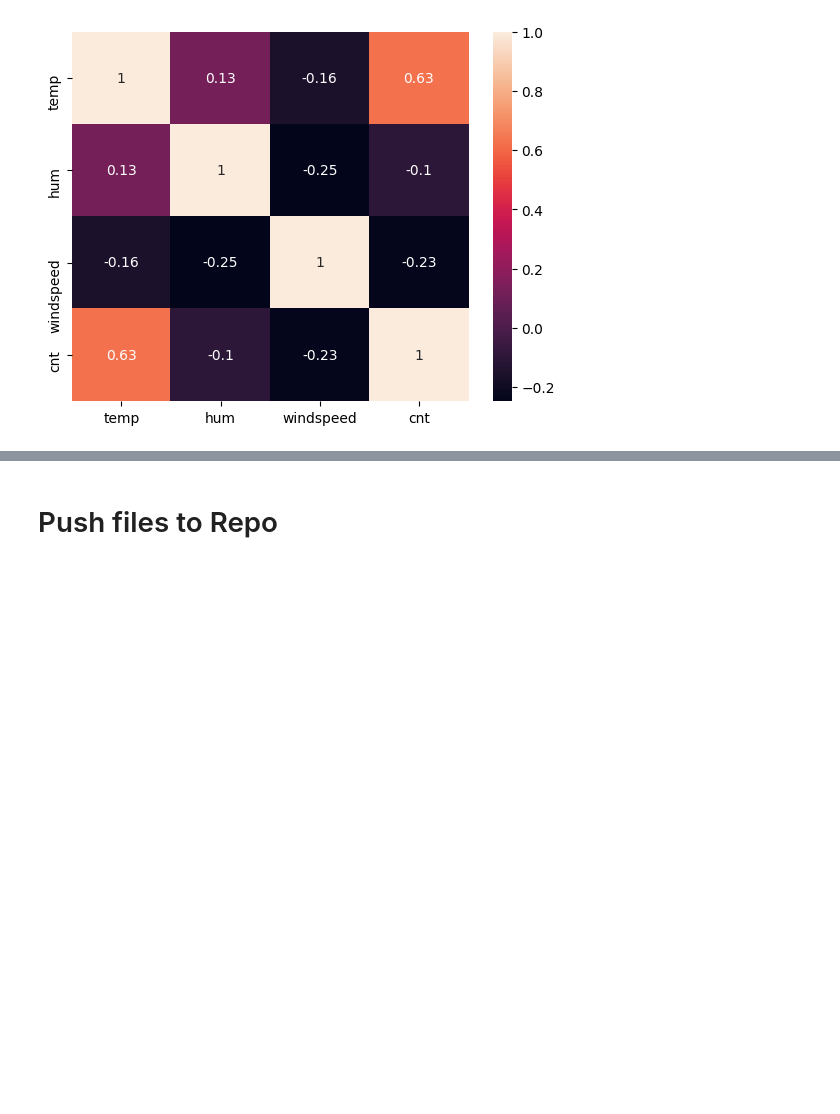
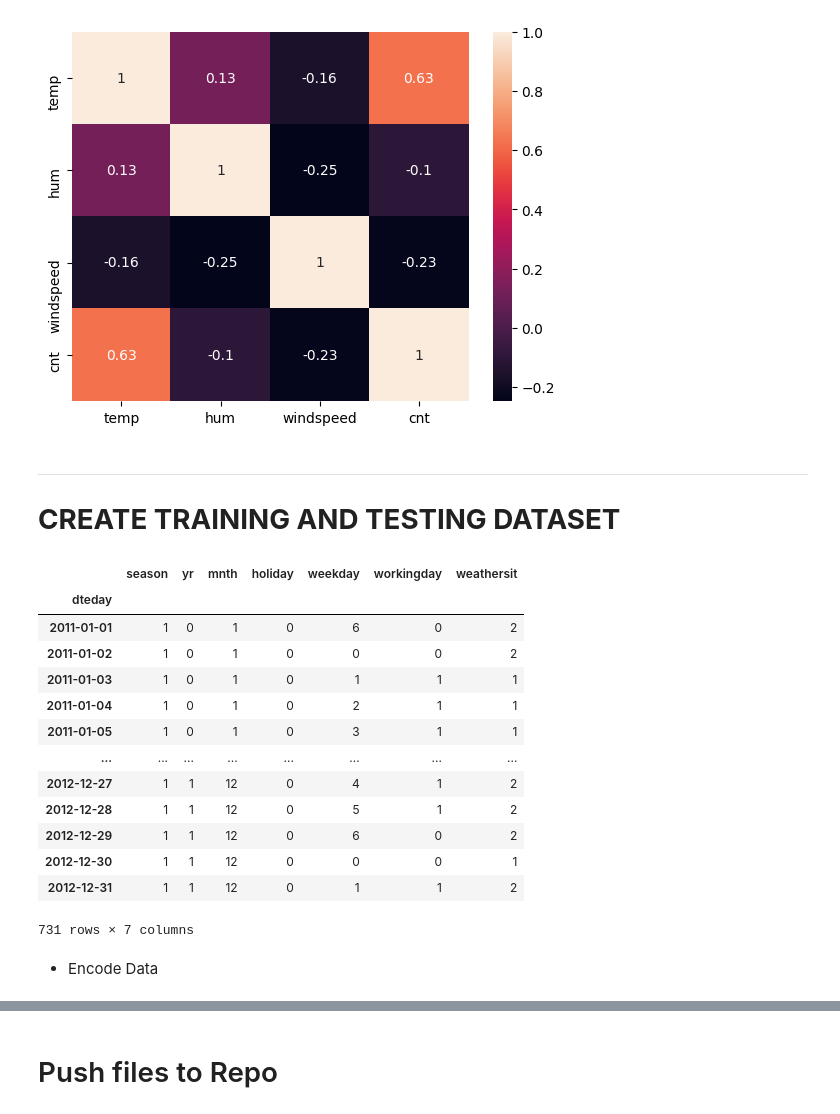
Before and after one commit to Xh3ni/BikeSharingRental, a Jupyter notebook: jupyter_notebooks/Visualize Dataset.ipynb, the cells around one changed output, grey strips where cells are left out. Cells and saved outputs as stored; diff of their text form; code cells hidden in the pictures; blank space fills up the shorter version.

Commit message:
Create training and testing dataset

```diff
--- a/jupyter_notebooks/Visualize Dataset.ipynb
+++ b/jupyter_notebooks/Visualize Dataset.ipynb
@@ -273,3 +273,28 @@ sns.heatmap(X_numerical.corr(), annot =True)
 # %% [output]
 <AxesSubplot:>
 [figure]
+# %% [markdown]
+<hr>
+
+# **CREATE TRAINING AND TESTING DATASET**
+# %%
+X_cat = bike[['season', 'yr', 'mnth', 'holiday', 'weekday', 'workingday', 'weathersit']]
+# %%
+X_cat
+# %% [output]
+|  | season | yr | mnth | holiday | weekday | workingday | weathersit |
+| dteday |  |  |  |  |  |  |  |
+| 2011-01-01 | 1 | 0 | 1 | 0 | 6 | 0 | 2 |
+| 2011-01-02 | 1 | 0 | 1 | 0 | 0 | 0 | 2 |
+| 2011-01-03 | 1 | 0 | 1 | 0 | 1 | 1 | 1 |
+| 2011-01-04 | 1 | 0 | 1 | 0 | 2 | 1 | 1 |
+| 2011-01-05 | 1 | 0 | 1 | 0 | 3 | 1 | 1 |
+| ... | ... | ... | ... | ... | ... | ... | ... |
+| 2012-12-27 | 1 | 1 | 12 | 0 | 4 | 1 | 2 |
+| 2012-12-28 | 1 | 1 | 12 | 0 | 5 | 1 | 2 |
+| 2012-12-29 | 1 | 1 | 12 | 0 | 6 | 0 | 2 |
+| 2012-12-30 | 1 | 1 | 12 | 0 | 0 | 0 | 1 |
+| 2012-12-31 | 1 | 1 | 12 | 0 | 1 | 1 | 2 |
+731 rows × 7 columns
+# %% [markdown]
+* Encode Data
```
Also changed, not shown: parts of 23 cells of this notebook.
